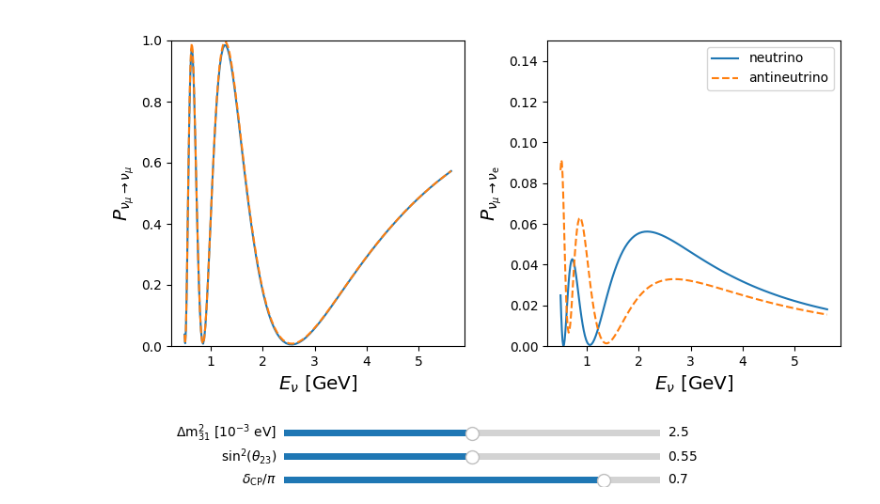
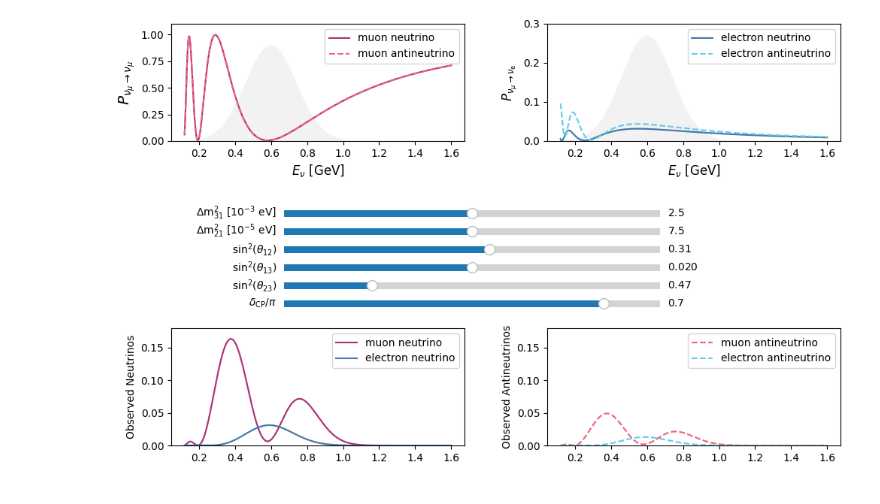
Before and after one commit to luketpickering/NuOscWE, a Jupyter notebook: OscillationProbabilityPlayground.ipynb, the cells around one changed output. Drawn from its saved outputs; the diff is of its cells as text; code cells hidden in the pictures.

Commit message:
improves osc prob playground

```diff
--- a/OscillationProbabilityPlayground.ipynb
+++ b/OscillationProbabilityPlayground.ipynb
@@ -1,24 +19,28 @@
 # %%
 %matplotlib ipympl
 from proj_utils import InteractiveOscProbPlot
-import matplotlib.pyplot as plt
 import numpy as np
 
+DUNE_baseline = 1300 # km
+DUNE_energy_distribution = { "peak": 2.2, "width": 1.4 } # GeV
+
+NOvA_baseline = 810 # km
+NOvA_energy_distribution = { "peak": 1.9, "width": 0.6 } # GeV
+
+T2K_baseline = 295 # km
+T2K_energy_distribution = { "peak": 0.6, "width": 0.2 } # GeV
+
 osc_params = {
-  "experimental_baseline_km": 1300,
+  "experimental_energy_distribution": T2K_energy_distribution,
+  "experimental_baseline_km": T2K_baseline,
   "s12sq": 0.31,
   "s13sq": 0.02,
-  "s23sq": 0.55,
+  "s23sq": 0.47,
   "delta": 0.7 * np.pi,
   "Dmsq21": 7.5e-5,
   "Dmsq31": 2.5e-3
 }
 
-# As the oscillation probability goes like sin(x/Energy)
-#   Can get a smooth plot by distributing test points
-#   logarithmically and interpolating. The below generates 100
-#   points between 10^-0.3 ~= 0.5 GeV and 10^0.75 ~= 5.6 GeV
-Es = np.logspace(-0.3,0.75,100)
-fig = InteractiveOscProbPlot(Es, osc_params)
+InteractiveOscProbPlot(osc_params)
 # %% [output]
-[figure, old version]
+[figure, new version]
```
Also changed, not shown: parts of 1 cell of this notebook, 3 other files.
